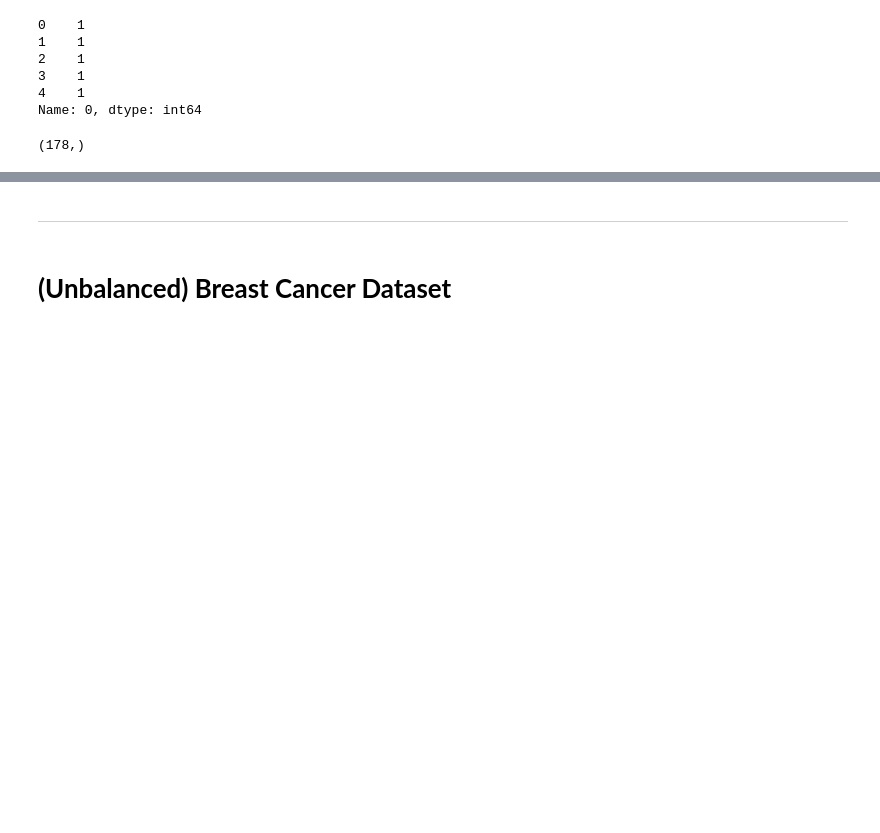
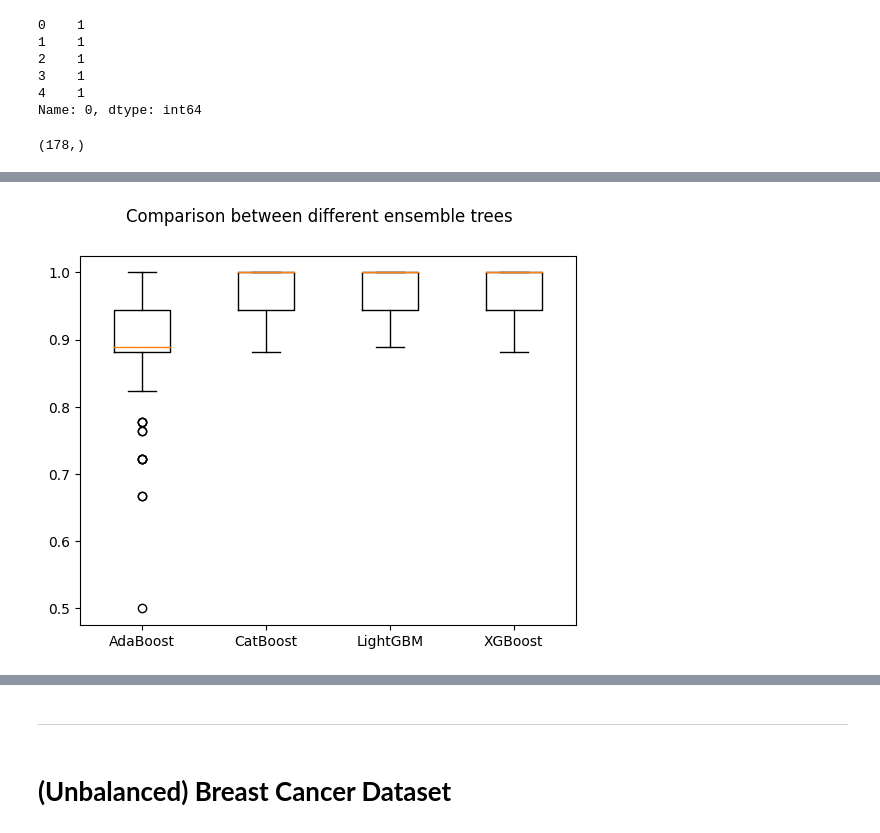
Before and after one commit to RochaErik/AlgorithmComparison, a Jupyter notebook: AlgorithmComparison.ipynb, the cells around one changed output, grey strips where cells are left out. Drawn from its saved outputs; the diff is of its cells as text; code cells hidden in the pictures; blank space fills up the shorter version.

```diff
--- a/AlgorithmComparison.ipynb
+++ b/AlgorithmComparison.ipynb
@@ -167,14 +173,18 @@ classifiers = [
 # %%
 rkf = RepeatedKFold(n_splits=10, n_repeats=10, random_state=42)
 # %%
-# wine_scores_mean = []
-# wine_scores_std = []
+wine_scores = []
+wine_scores_mean = []
+wine_scores_std = []
+model_names = []
 
-# for name, clf in zip(names, classifiers):
-#   results = cross_val_score(clf, X, y, cv=rkf)
-#   wine_scores_mean.append(results.mean()*100)
-#   wine_scores_std.append(results.std()*100)
-#   print(f'--------- {name} on Wine Dataset ---------')
-#   print(results)
-#   print('Accuracy: %.2f%% (%.2f%%)' % (results.mean()*100, results.std()*100))
-#   print('------------------------------')
+for name, clf in zip(names, classifiers):
+  results = cross_val_score(clf, X, y, cv=rkf)
+  wine_scores.append(results)
+  wine_scores_mean.append(results.mean()*100)
+  wine_scores_std.append(results.std()*100)
+  model_names.append(name)
+  print(f'--------- {name} on Wine Dataset ---------')
+  print(results)
+  print('Accuracy: %.2f%% (%.2f%%)' % (results.mean()*100, results.std()*100))
+  print('------------------------------')
@@ -185,3 +209,13 @@ rkf = RepeatedKFold(n_splits=10, n_repeats=10, random_state=42)
+# %%
+# boxplot algorithm comparison
+fig = plt.figure()
+fig.suptitle('Comparison between different ensemble trees')
+ax = fig.add_subplot(111)
+plt.boxplot(wine_scores)
+ax.set_xticklabels(model_names)
+plt.show()
+# %% [output]
+[figure, added]
 # %%
 Algo_results = pd.DataFrame()
 Algo_results['Name'] = names
```
Also changed, not shown: parts of 94 cells of this notebook.
